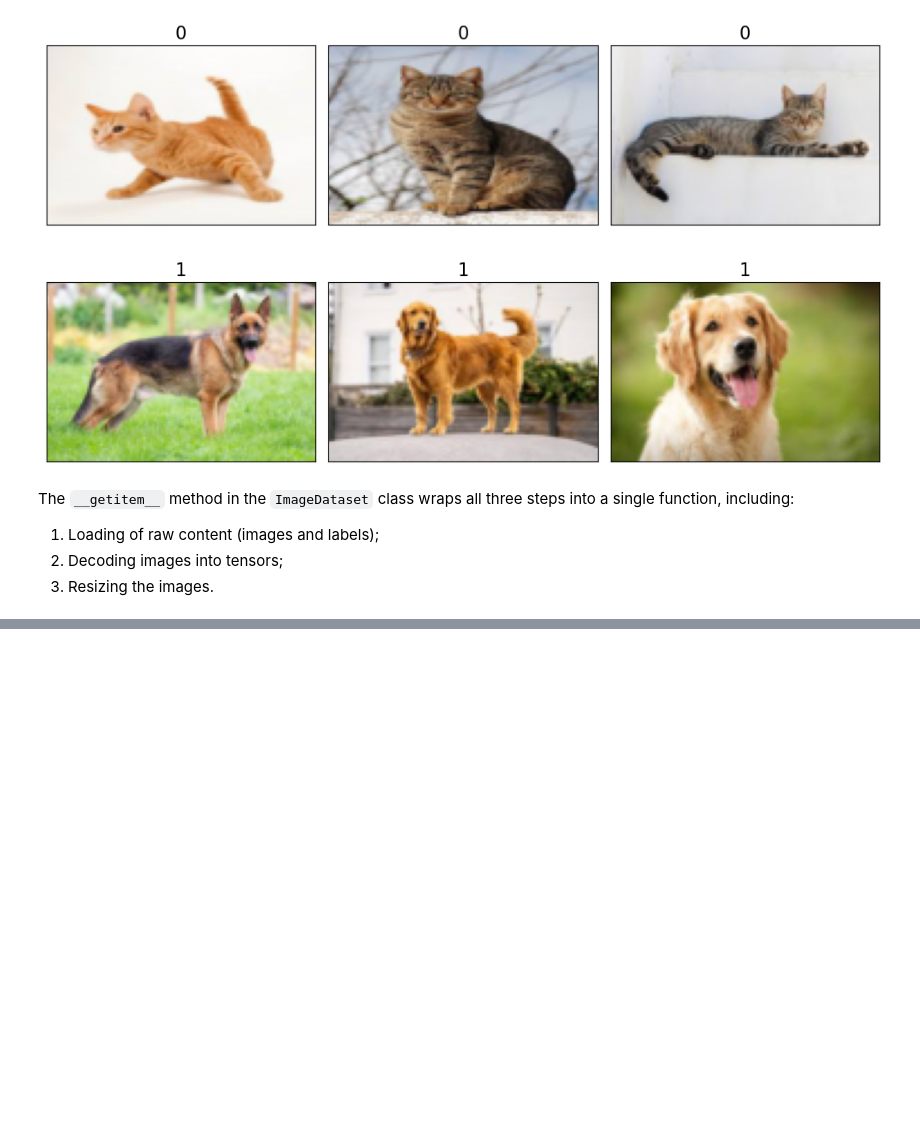
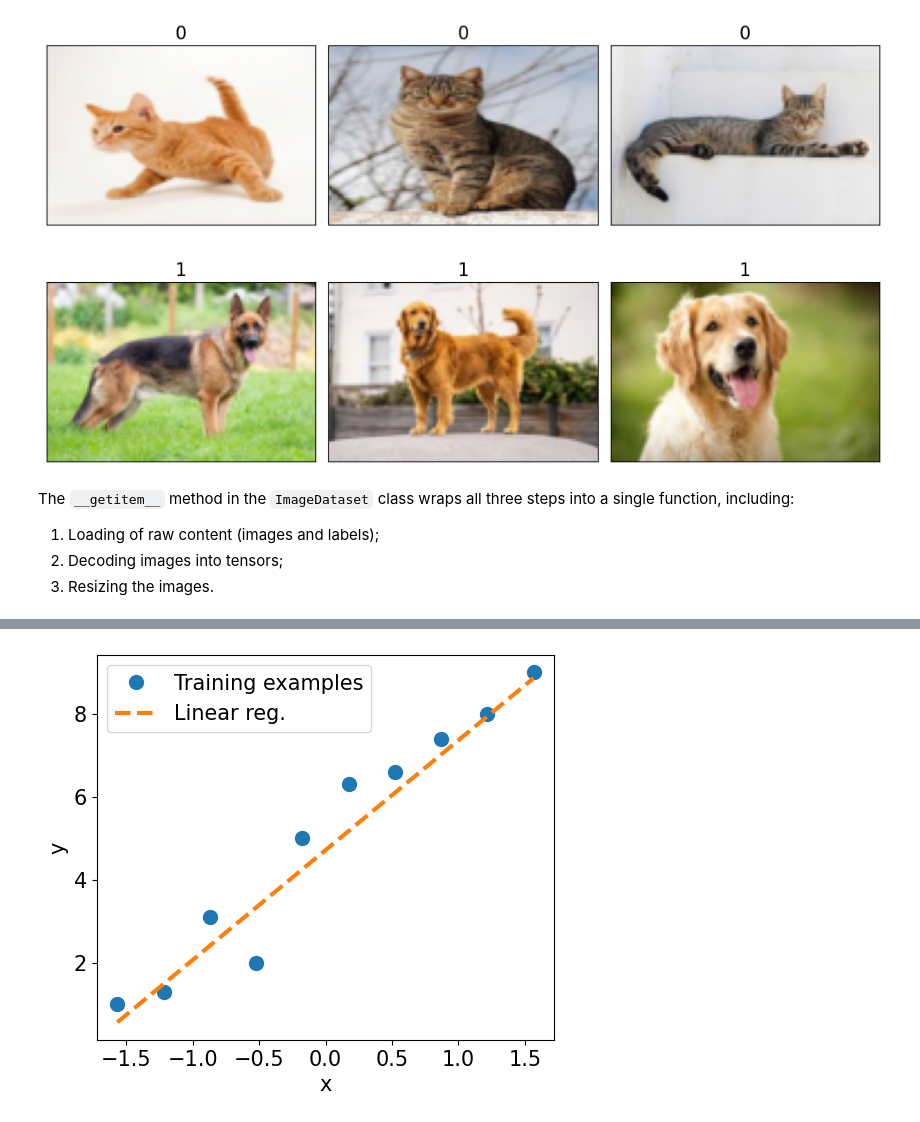
Before and after one commit to RiccardoTonioloDev/ML-w-PyTorch, a Jupyter notebook: NNs with PyTorch/pytorch_nbk.ipynb, the cells around one changed output, grey strips where cells are left out. Cells and saved outputs as stored; diff of their text form; code cells hidden in the pictures; blank space fills up the shorter version.

```diff
--- a/NNs with PyTorch/pytorch_nbk.ipynb
+++ b/NNs with PyTorch/pytorch_nbk.ipynb
@@ -273,0 +324,20 @@ celeba_dataset = torchvision.datasets.CelebA(image_path,split='train',target_typ
+# %%
+from torch.utils.data import TensorDataset
+X_train_norm = (X_train - np.mean(X_train)) / np.std(X_train)
+X_train_norm = torch.from_numpy(X_train_norm)
+y_train = torch.from_numpy(y_train).float()
+train_ds = TensorDataset(X_train_norm,y_train)
+batch_size = 1
+train_dl = DataLoader(train_ds,batch_size,shuffle=True)
+
+torch.manual_seed(1)
+weight = torch.randn(1)
+weight.requires_grad_()
+bias = torch.zeros(1,requires_grad=True)
+
+def model(xb):
+    return xb @ weight + bias
+
+# MSE
+def loss_fn(input, target):
+    return (input-target).pow(2).mean()
@@ -273,0 +385,18 @@ celeba_dataset = torchvision.datasets.CelebA(image_path,split='train',target_typ
+# %%
+# Let's visualise the model
+X_test = np.linspace(0,9,num=100,dtype='float32').reshape(-1,1)
+X_test_norm = (X_test - np.mean(X_train)) / np.std(X_train)
+X_test_norm = torch.from_numpy(X_test_norm)
+y_pred = model(X_test_norm).detach().numpy() # detatch is just used to create a copy of the original tensor without
+# gradients
+fig = plt.figure(figsize=(13,5))
+ax = fig.add_subplot(1,2,1)
+plt.plot(X_train_norm,y_train,'o',markersize=10)
+plt.plot(X_test_norm,y_pred,'--',lw=3)
+plt.legend(['Training examples','Linear reg.'],fontsize=15)
+ax.set_xlabel('x',size=15)
+ax.set_ylabel('y',size=15)
+ax.tick_params(axis='both',which='major',labelsize=15)
+plt.show()
+# %% [output]
+[figure, added]
```
Also changed, not shown: parts of 32 cells of this notebook, 1 other file.
